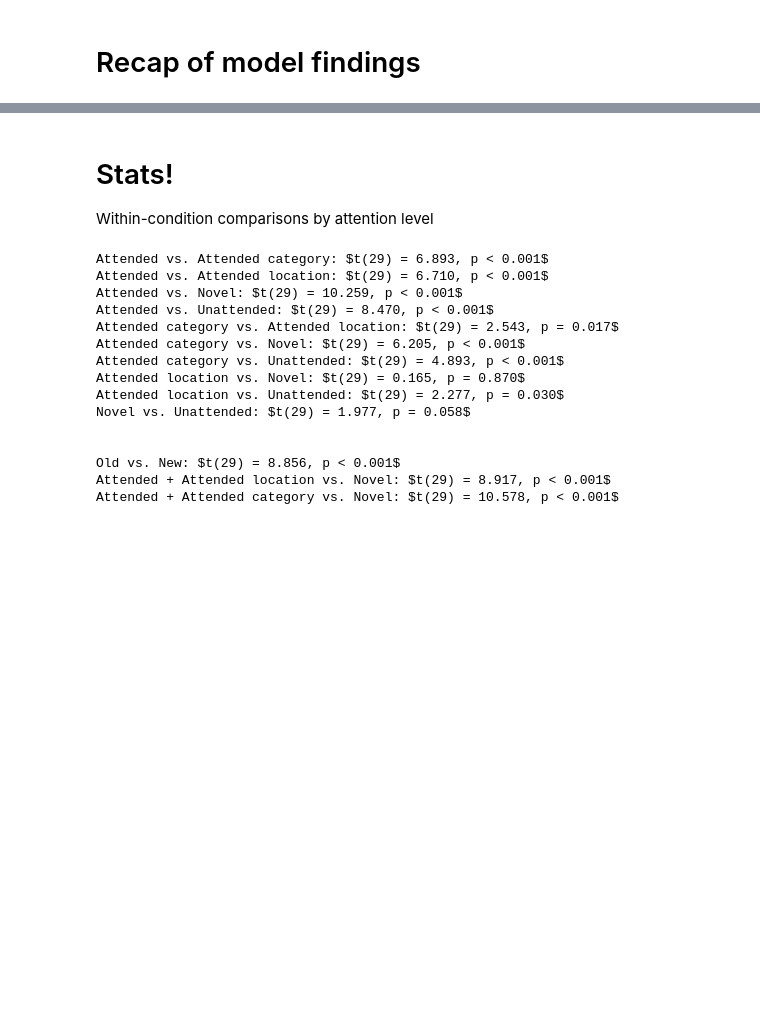
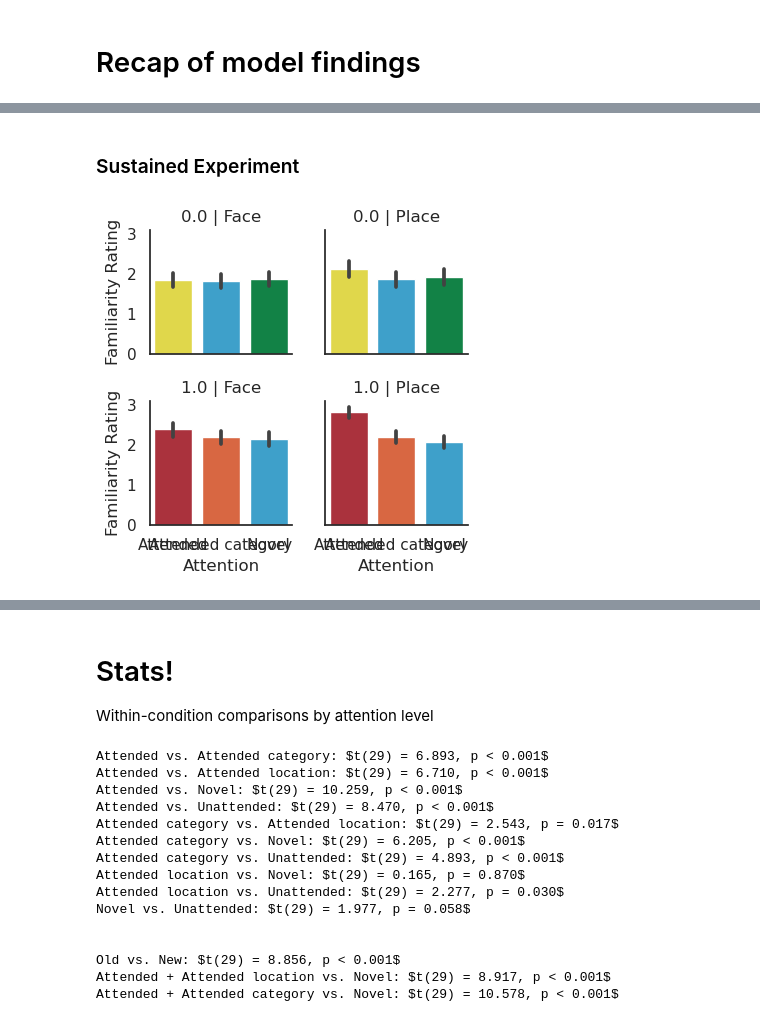
Before and after one commit to KirstensGitHub/attention-memory-task, a Jupyter notebook: code/analysis.ipynb, the cells around one changed output, grey strips where cells are left out. Saved outputs shown, nothing was run; the diff lists cells and outputs as text; code cells hidden in the pictures; blank space fills up the shorter version.

```diff
--- a/code/analysis.ipynb
+++ b/code/analysis.ipynb
@@ -585,0 +657,19 @@ So, all of these things are important to assess in our analysis
+# %% [markdown]
+### Sustained Experiment
+# %%
+data = df[(df['Trial Type']=='Memory')&(df['Experiment']=='sustained')].groupby(['Subject','Attention','Category','Experiment','Trial Type','Category-matched recent cue'], as_index=False).mean()
+
+# Set the style and font scale
+sns.set(font_scale=1); sns.set_style("white")
+
+#legend.set_bbox_to_anchor((1.7, 1))
+
+# Create the FacetGrid object
+g = sns.FacetGrid(data, col="Category", row="Cue_match", height=2, aspect=1)
+g.map_dataframe(sns.barplot, x="Attention", y='Familiarity Rating', palette=attention_colors)
+g.set_titles(col_template="{col_name}", row_template="{row_name}")
+
+# Adjust the layout and save the plot
+plt.tight_layout(); plt.savefig('sustained_experiment.pdf'); plt.show()
+# %% [output]
+[figure, added]
```
Also changed, not shown: parts of 12 cells of this notebook.
